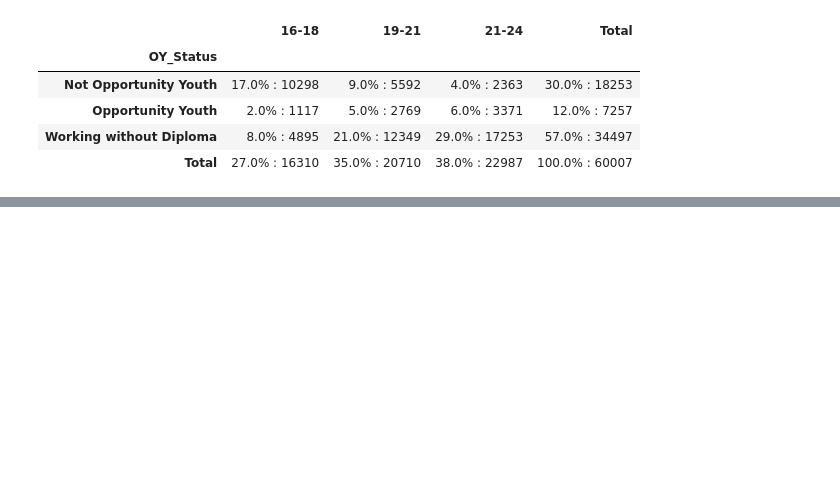
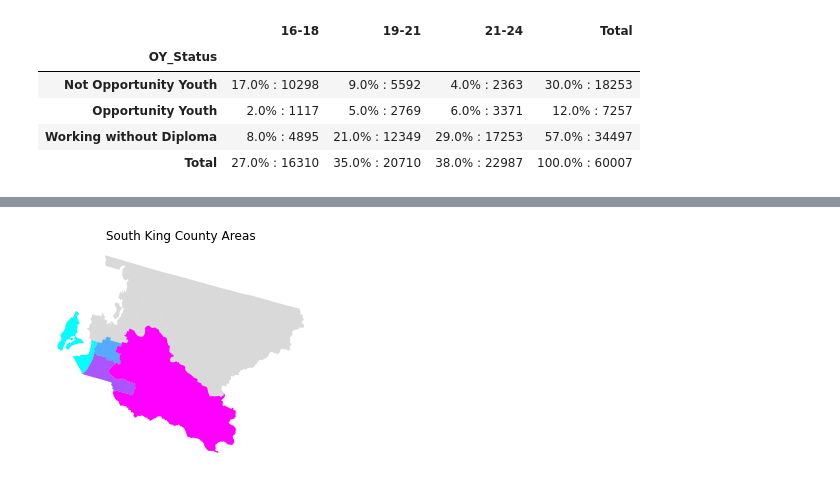
Before and after one commit to ghPRao/Opportunity-Youth, a Jupyter notebook: Index.ipynb, the cells around one changed output, grey strips where cells are left out. Saved outputs shown, nothing was run; the diff lists cells and outputs as text; code cells hidden in the pictures; blank space fills up the shorter version.

```diff
--- a/Index.ipynb
+++ b/Index.ipynb
@@ -179,0 +228,11 @@ oy_piv_perc_df
+# %%
+#Create a cloropeth of pumas in South King County
+fig, ax=plt.subplots()
+# washington_map.plot(ax=ax, color='grey',alpha = .1, zorder=1)
+greater_king_co_map.plot(ax=ax, color='grey',alpha = .3, zorder=1);
+south_king_co_map.plot(ax=ax, column = 'PUMA', cmap='cool', zorder= 2)
+plt.title('South King County Areas')
+plt.axis('off')
+plt.show()
+# %% [output]
+[figure, added]
```
Also changed, not shown: parts of 14 cells of this notebook.
